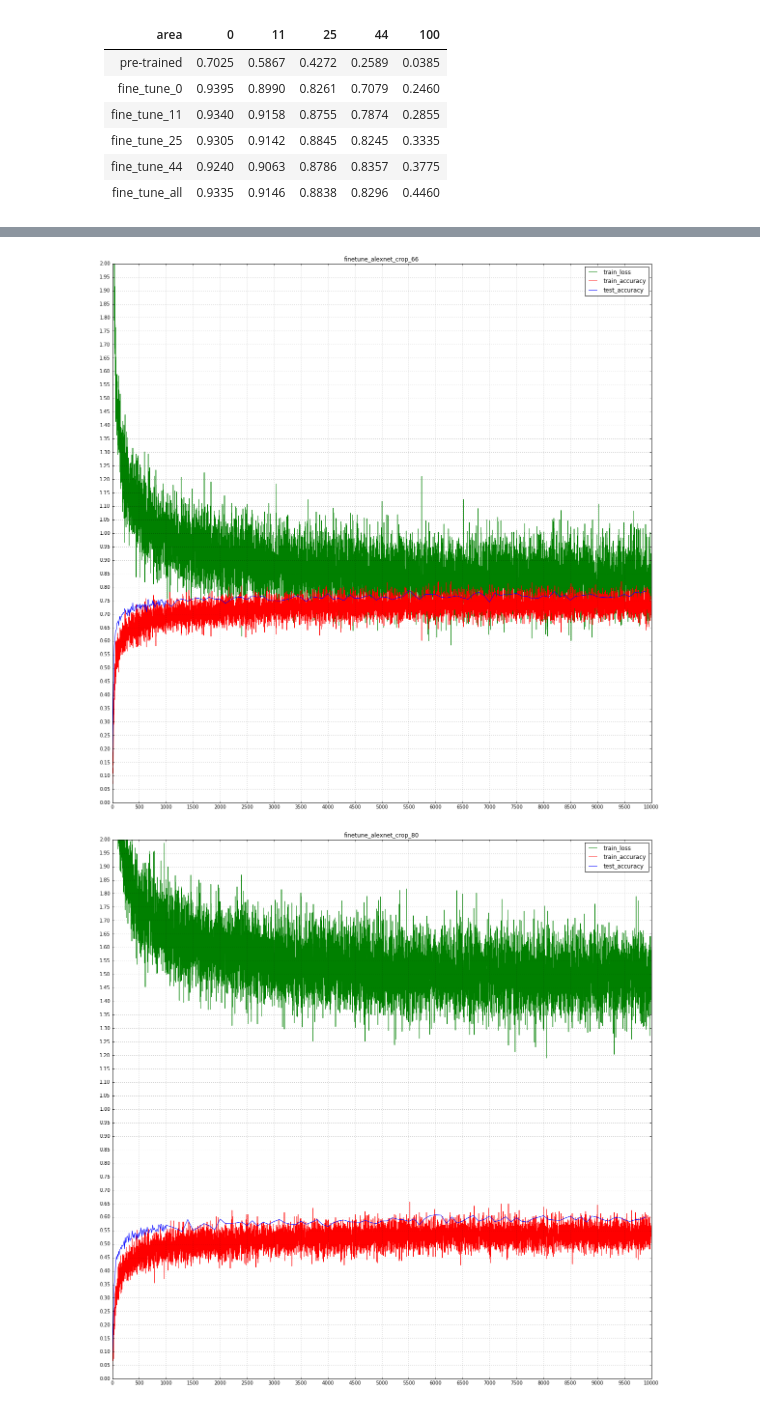
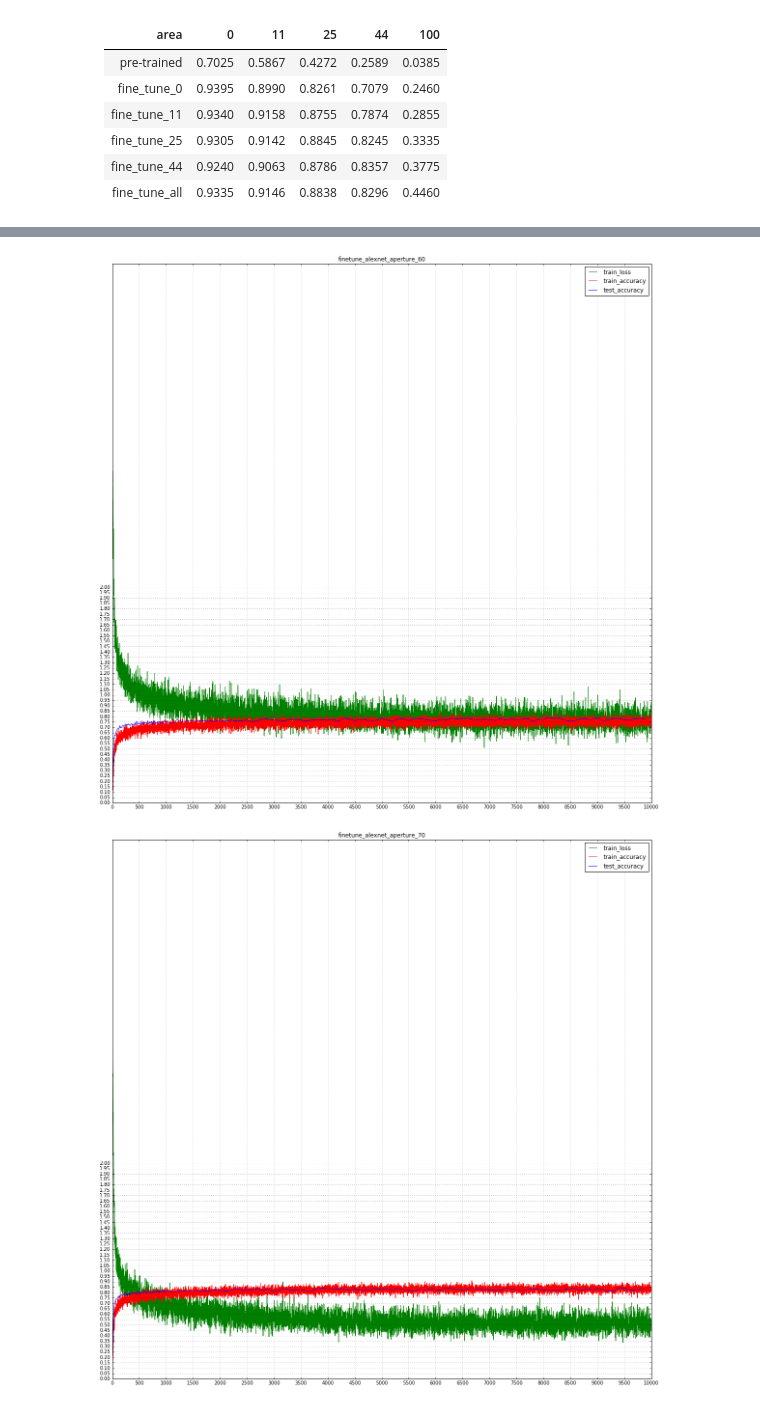
Before and after one commit to Definiter/occlusion-project, a Jupyter notebook: src/visualization.ipynb, the cells around one changed output, grey strips where cells are left out. Drawn from its saved outputs; the diff is of its cells as text; code cells hidden in the pictures.

Commit message:
Add aperture version.

```diff
--- a/src/visualization.ipynb
+++ b/src/visualization.ipynb
@@ -141,21 +161,22 @@ import cPickle
 
 plt.rcParams['figure.figsize'] = (20, 20)
 
-net_names = ['0', '25', '33', '50', '66', '80', 'all']
-crop_strs = ['crop', 'nocrop']
+net_names = ['0', '10', '20', '30', '40', '50', '60', '70', '80', '90', '100', 'all']
 
-for crop_str in crop_strs:
+type_strs = ['aperture']
+
+for type_str in type_strs:
     for net_name in net_names:
-        with open('{}finetune/train_loss_{}_{}.pickle'.format(result_root, crop_str, net_name)) as f:
+        with open('{}finetune/train_loss_{}_{}.pickle'.format(result_root, type_str, net_name)) as f:
             train_loss = cPickle.load(f)
-        with open('{}finetune/train_accuracy_{}_{}.pickle'.format(result_root, crop_str, net_name)) as f:
+        with open('{}finetune/train_accuracy_{}_{}.pickle'.format(result_root, type_str, net_name)) as f:
             train_accuracy = cPickle.load(f)
-        with open('{}finetune/test_accuracy_{}_{}.pickle'.format(result_root, crop_str, net_name)) as f:
+        with open('{}finetune/test_accuracy_{}_{}.pickle'.format(result_root, type_str, net_name)) as f:
             test_accuracy = cPickle.load(f)
 
 
         # Title.
-        plt.title('finetune_alexnet_{}_{}'.format(crop_str, net_name))
+        plt.title('finetune_alexnet_{}_{}'.format(type_str, net_name))
 
         # Curves.
         plt.plot(train_loss, zorder = 0, color = 'g')
@@ -168,7 +189,7 @@ for crop_str in crop_strs:
         # Grid.
         ax = plt.gca()
         ax.set_xlim([0, 10000])
-        ax.set_ylim([0, 2])
+        ax.set_ylim([0, 5])
         ax.set_xticks(np.arange(0, 10500, 500))
         ax.set_xticks(np.arange(0, 10500, 500), minor=True)
         ax.set_yticks(np.arange(0, 2.05, 0.05))
@@ -186,2 +207,2 @@ for crop_str in crop_strs:
-[figure, old version]
+[figure, new version]
-[figure, old version]
+[figure, new version]
```
Also changed, not shown: parts of 3 cells of this notebook, 15 other files.
